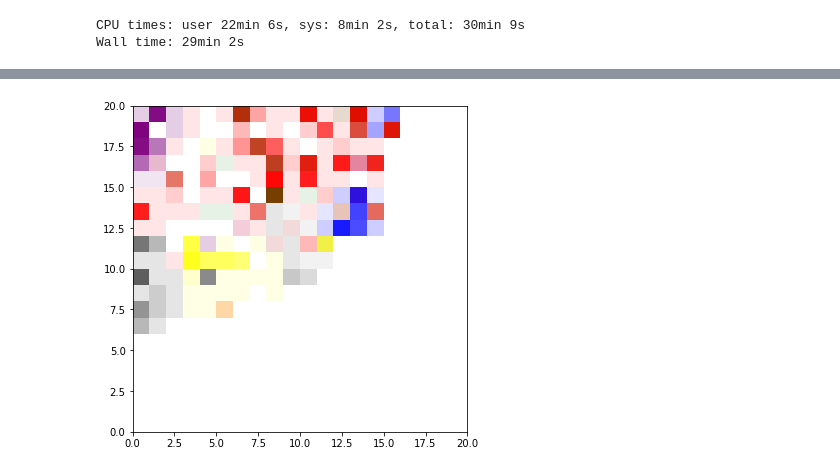
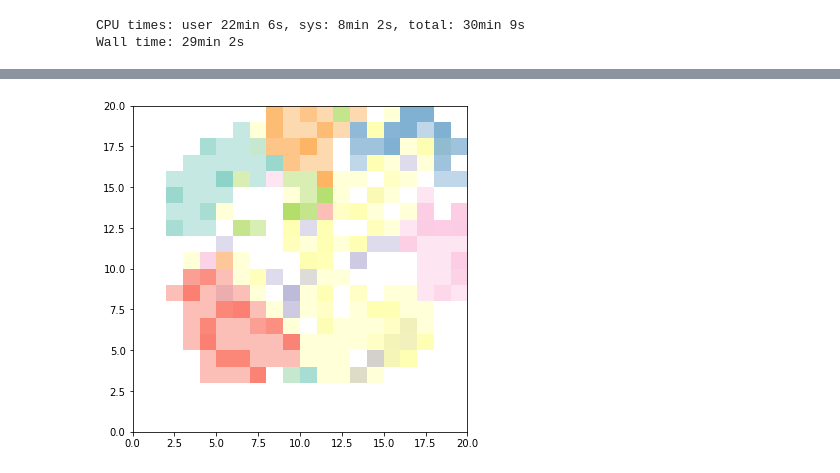
Before and after one commit to jswest/russian-troll-tweets-exploration, a Jupyter notebook: model-topics.ipynb, the cells around one changed output, grey strips where cells are left out. Drawn from its saved outputs; the diff is of its cells as text; code cells hidden in the pictures.

```diff
--- a/model-topics.ipynb
+++ b/model-topics.ipynb
@@ -229,6 +223,7 @@ plt.show()
 # %%
 from sklearn import cluster
-k_means = cluster.KMeans(n_clusters=7)
+n_clusters = 8
+k_means = cluster.KMeans(n_clusters=n_clusters, random_state=42)
 k_means.fit(docvecs)
 # %% [output]
 KMeans(algorithm='auto', copy_x=True, init='k-means++', max_iter=300,
@@ -267,0 +260,17 @@ plt.show()
+# %%
+% matplotlib inline
+import matplotlib.pyplot as plt
+from sklearn import cluster, metrics
+
+ks = [0, 0]
+rs = [0, 0]
+for k in range(2, 22):
+    ks.append(k)
+    k_means_try = cluster.KMeans(n_clusters=k, random_state=42)
+    k_means_try.fit(docvecs)
+    labels_true = [ list(account_types.keys()).index(a['account_type'].lower()) for a in authors ]
+    labels_predicted = [ l for l in k_means_try.labels_ ]
+    rs.append(metrics.adjusted_rand_score(labels_true, labels_predicted))
+
+plt.bar(ks, rs)
+plt.show()
@@ -268,7 +279,7 @@ plt.show()
 # %%
 from minisom import MiniSom
-som = MiniSom(20, 20, 200, sigma=0.3, learning_rate=0.5)
-som.train_random(docvecs, 30000)
+som = MiniSom(20, 20, 200, sigma=0.3, learning_rate=0.5, random_seed=42)
+som.train_random(docvecs, 40000)
 # %%
 % matplotlib inline
 import matplotlib.patches as patches
@@ -324,30 +335,31 @@ plt.show()
 # %%
 % matplotlib inline
+from bokeh.palettes import Set3
 import matplotlib.patches as patches
 from matplotlib.collections import PatchCollection
 
 figure = plt.figure(figsize=(6,6))
 axes = figure.add_subplot(1, 1, 1)
 axes.set_xlim([0, 20])
 axes.set_ylim([0, 20])
 
 patches_list = []
 c = []
 for i, docvec in enumerate(docvecs):
     try:
         valid_account_types_color_map[authors[i]['account_type'].lower()]
-        c.append(k_means_color_map[k_means.labels_[i]])
+        c.append(Set3[n_clusters][k_means.labels_[i]])
         winner = som.winner(docvec)
         rect = patches.Rectangle((winner[0], winner[1]), 1, 1)
         patches_list.append(rect)
     except KeyError:
         pass
 
-collection = PatchCollection(patches_list, alpha=0.1, color=c, edgecolor=None)
+collection = PatchCollection(patches_list, alpha=0.5, color=c, edgecolor=None)
 axes.add_collection(collection)
 plt.show()
 # %% [output]
-[figure, old version]
+[figure, new version]
 # %%
 % matplotlib inline
 import matplotlib.patches as patches
```
Also changed, not shown: parts of 13 cells of this notebook.
